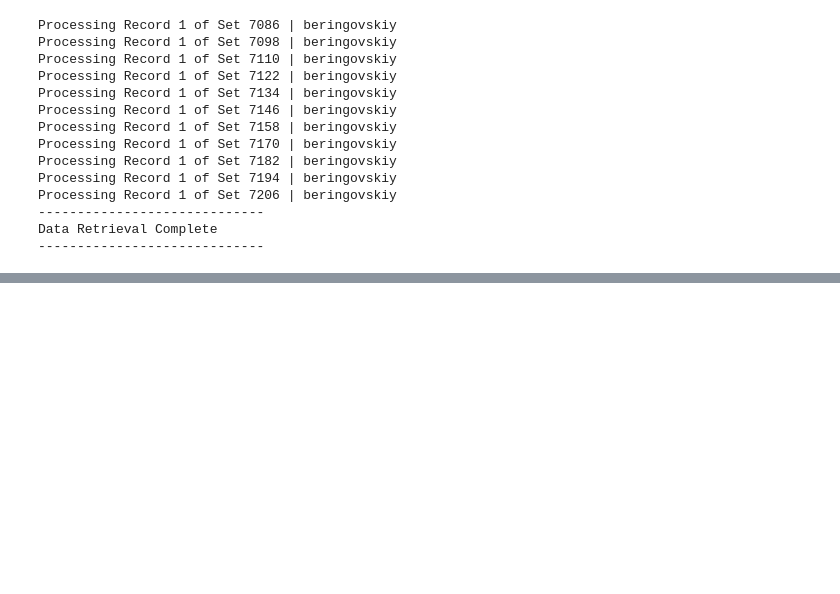
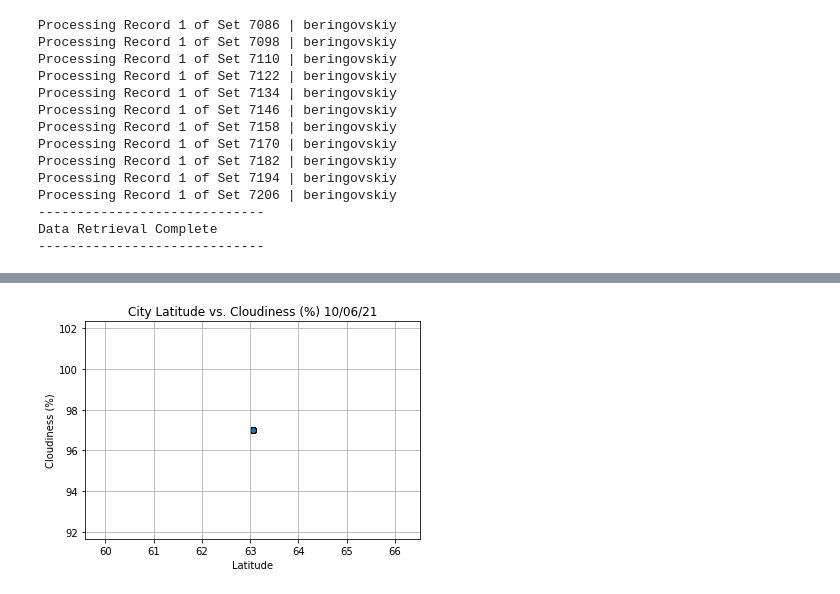
Before and after one commit to ltmurphy/World_Weather_Analysis, a Jupyter notebook: WeatherPy.ipynb, the cells around one changed output, grey strips where cells are left out. Cells and saved outputs as stored; diff of their text form; code cells hidden in the pictures; blank space fills up the shorter version.

```diff
--- a/WeatherPy.ipynb
+++ b/WeatherPy.ipynb
@@ -366,0 +445,23 @@ city_data_df.to_csv(output_data_file, index_label="City_ID")
+# %%
+# 6.3.3 Plot Latitude vs. Cloudiness
+# You have a few more plots to create, and you know that it's time to stay hyperfocused. Whenever you start reusing code, it gets a bit easier to make a mistake. These charts will be on a public website for all to see, so the stakes are high.
+# Let's refactor the code for our scatter plots by changing the y-axis variable to "cloudiness," the title to "Cloudiness (%)," and the y-axis label to "Cloudiness (%)."
+# In a new cell, add the following code and run the cell.
+
+# Build the scatter plots for latitude vs. cloudiness.
+plt.scatter(lats,
+            cloudiness,
+            edgecolor="black", linewidths=1, marker="o",
+            alpha=0.8, label="Cities")
+
+# Incorporate the other graph properties.
+plt.title(f"City Latitude vs. Cloudiness (%) "+ time.strftime("%x"))
+plt.ylabel("Cloudiness (%)")
+plt.xlabel("Latitude")
+plt.grid(True)
+# Save the figure.
+plt.savefig("weather_data/Fig3.png")
+# Show plot.
+plt.show()
+# %% [output]
+[figure, added]
```
Also changed, not shown: parts of 32 cells of this notebook, 1 other file.
